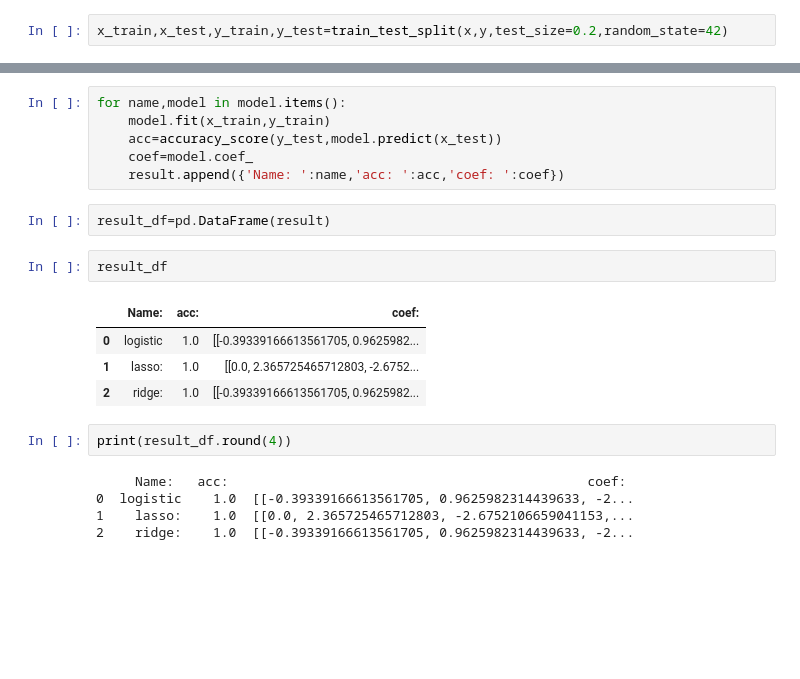
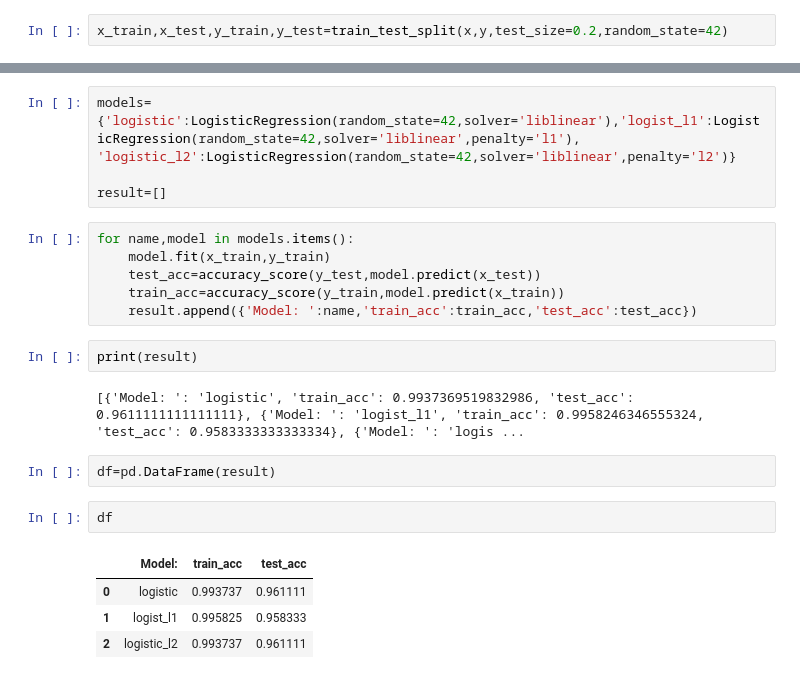
Before and after one commit to chaitanya3131/Machine-Learning-Practice, a Jupyter notebook: ml_p5.ipynb, the cells around one changed output, grey strips where cells are left out. Saved outputs shown, nothing was run; the diff lists cells and outputs as text; blank space fills up the shorter version.

```diff
--- a/ml_p5.ipynb
+++ b/ml_p5.ipynb
@@ -25,22 +46,24 @@ sns.heatmap(x.corr(),annot=True)
+# %%
+models={'logistic':LogisticRegression(random_state=42,solver='liblinear'),'logist_l1':LogisticRegression(random_state=42,solver='liblinear',penalty='l1'),
+'logistic_l2':LogisticRegression(random_state=42,solver='liblinear',penalty='l2')}
+
+result=[]
 # %%
-for name,model in model.items():
+for name,model in models.items():
     model.fit(x_train,y_train)
-    acc=accuracy_score(y_test,model.predict(x_test))
-    coef=model.coef_
-    result.append({'Name: ':name,'acc: ':acc,'coef: ':coef})
+    test_acc=accuracy_score(y_test,model.predict(x_test))
+    train_acc=accuracy_score(y_train,model.predict(x_train))
+    result.append({'Model: ':name,'train_acc':train_acc,'test_acc':test_acc})
+# %%
+print(result)
+# %% [output]
+[{'Model: ': 'logistic', 'train_acc': 0.9937369519832986, 'test_acc': 0.9611111111111111}, {'Model: ': 'logist_l1', 'train_acc': 0.9958246346555324, 'test_acc': 0.9583333333333334}, {'Model: ': 'logis ...
 # %%
-result_df=pd.DataFrame(result)
+df=pd.DataFrame(result)
-# %%
-result_df
-# %% [output]
-|  | Name: | acc: | coef: |
-| 0 | logistic | 1.0 | [[-0.39339166613561705, 0.9625982... |
-| 1 | lasso: | 1.0 | [[0.0, 2.365725465712803, -2.6752... |
-| 2 | ridge: | 1.0 | [[-0.39339166613561705, 0.9625982... |
-# %%
-print(result_df.round(4))
-# %% [output]
-     Name:   acc:                                              coef:
-0  logistic    1.0  [[-0.39339166613561705, 0.9625982314439633, -2...
-1    lasso:    1.0  [[0.0, 2.365725465712803, -2.6752106659041153,...
-2    ridge:    1.0  [[-0.39339166613561705, 0.9625982314439633, -2...
+# %%
+df
+# %% [output]
+|  | Model: | train_acc | test_acc |
+| 0 | logistic | 0.993737 | 0.961111 |
+| 1 | logist_l1 | 0.995825 | 0.958333 |
+| 2 | logistic_l2 | 0.993737 | 0.961111 |
```
Also changed, not shown: parts of 8 cells of this notebook, 3 other files.
